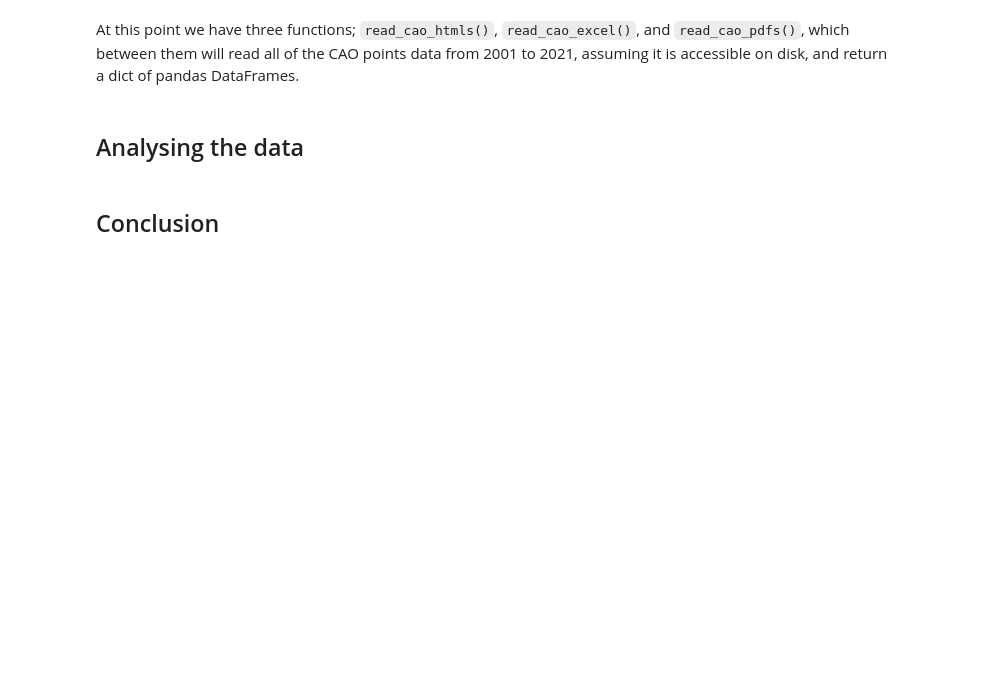
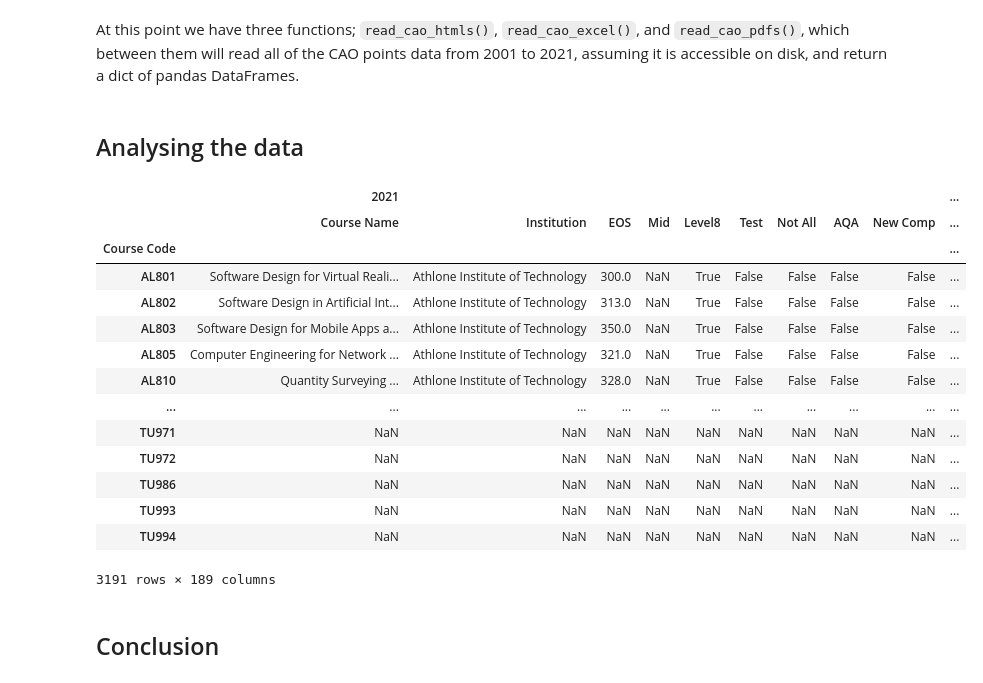
Before and after one commit to fod/fundamentals-data-analysis, a Jupyter notebook: cao.ipynb, the cells around one changed output. Drawn from its saved outputs; the diff is of its cells as text; code cells hidden in the pictures; blank space fills up the shorter version.

Commit message:
Fixed indexing issue with cao datframes that prevented correct joining

```diff
--- a/cao.ipynb
+++ b/cao.ipynb
@@ -626,7 +631,25 @@ df = read_all_cao(write_csv=True, csv_loc='./data/cao/csv')
 ## Analysing the data
 # %%
 # Load multiindex dataframe with 2001-2021 data from csv
-df = pd.read_csv('data/cao/csv/cao_2001-2021.csv', header=[0,1])
+df = pd.read_csv('data/cao/csv/cao_2001-2021.csv', header=[0,1], index_col=0)
+# %%
+df
+# %% [output]
+|  | 2021 |  |  |  |  |  |  |  |  | ... |
+|  | Course Name | Institution | EOS | Mid | Level8 | Test | Not All | AQA | New Comp | ... |
+| Course Code |  |  |  |  |  |  |  |  |  | ... |
+| AL801 | Software Design for Virtual Reali... | Athlone Institute of Technology | 300.0 | NaN | True | False | False | False | False | ... |
+| AL802 | Software Design in Artificial Int... | Athlone Institute of Technology | 313.0 | NaN | True | False | False | False | False | ... |
+| AL803 | Software Design for Mobile Apps a... | Athlone Institute of Technology | 350.0 | NaN | True | False | False | False | False | ... |
+| AL805 | Computer Engineering for Network ... | Athlone Institute of Technology | 321.0 | NaN | True | False | False | False | False | ... |
+| AL810 | Quantity Surveying ... | Athlone Institute of Technology | 328.0 | NaN | True | False | False | False | False | ... |
+| ... | ... | ... | ... | ... | ... | ... | ... | ... | ... | ... |
+| TU971 | NaN | NaN | NaN | NaN | NaN | NaN | NaN | NaN | NaN | ... |
+| TU972 | NaN | NaN | NaN | NaN | NaN | NaN | NaN | NaN | NaN | ... |
+| TU986 | NaN | NaN | NaN | NaN | NaN | NaN | NaN | NaN | NaN | ... |
+| TU993 | NaN | NaN | NaN | NaN | NaN | NaN | NaN | NaN | NaN | ... |
+| TU994 | NaN | NaN | NaN | NaN | NaN | NaN | NaN | NaN | NaN | ... |
+3191 rows × 189 columns
 # %% [markdown]
 ## Conclusion
 # %% [markdown]
```
Also changed, not shown: parts of 2 cells of this notebook, 22 other files.
